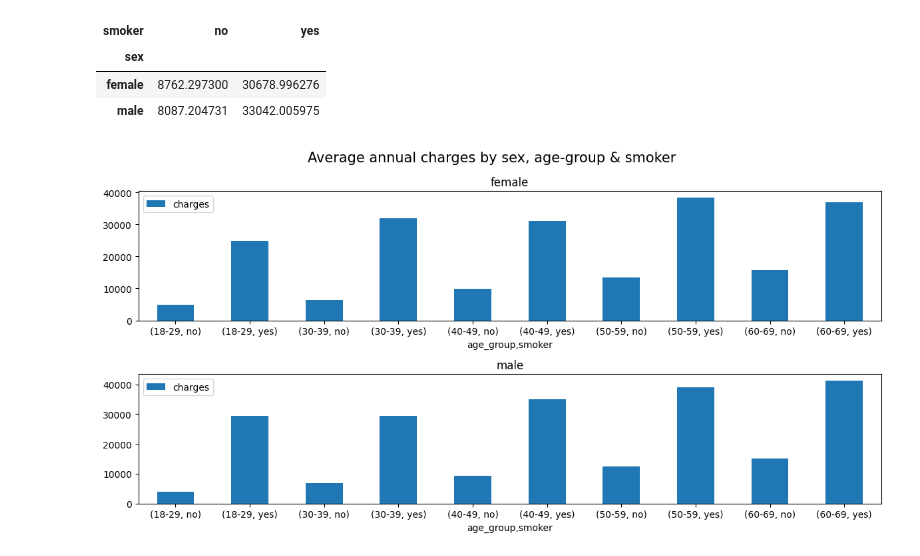
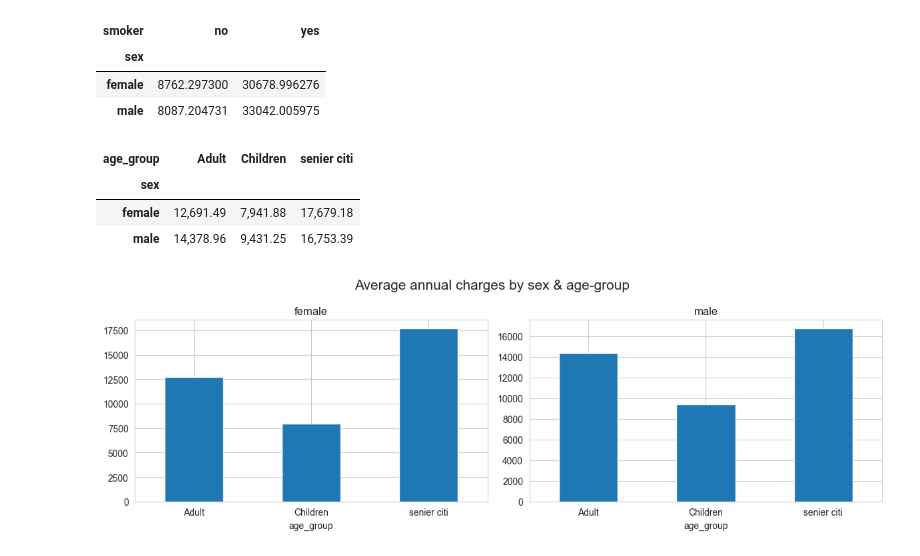
Before and after one commit to asgita/Insurance-data-analysis, a Jupyter notebook: DataVisualization.ipynb, the cells around one changed output. Cells and saved outputs as stored; diff of their text form; code cells hidden in the pictures.

```diff
--- a/DataVisualization.ipynb
+++ b/DataVisualization.ipynb
@@ -169,14 +170,22 @@ sex_smoker_charges
 | sex |  |  |
 | female | 8762.297300 | 30678.996276 |
 | male | 8087.204731 | 33042.005975 |
+# %%
+sex_agegroup_charges = df.pivot_table(index='sex', columns='age_group', values='charges')
+sex_agegroup_charges
+# %% [output]
+| age_group | Adult | Children | senier citi |
+| sex |  |  |  |
+| female | 12,691.49 | 7,941.88 | 17,679.18 |
+| male | 14,378.96 | 9,431.25 | 16,753.39 |
 # %%
-fig, ax = plt.subplots(2, 1, figsize=(12, 6))
+fig, ax = plt.subplots(1, 2, figsize=(12, 4))
 
-for ax, bmigroup in zip(ax, sex_agegroup_smoker_charges.index.levels[0]):
-    sex_agegroup_smoker_charges.xs(bmigroup).plot(kind='bar', rot=0, ax=ax)
-    ax.set_title(bmigroup)
+for ax, agegroup in zip(ax, sex_agegroup_charges.index):
+    sex_agegroup_charges.xs(agegroup).plot(kind='bar', rot=0, ax=ax,)
+    ax.set_title(agegroup)
 
-plt.suptitle('Average annual charges by sex, age-group & smoker', fontsize=15)
+plt.suptitle('Average annual charges by sex & age-group', fontsize=15)
 plt.tight_layout()
 # %% [output]
-[figure, old version]
+[figure, new version]
```
Also changed, not shown: parts of 11 cells of this notebook.
